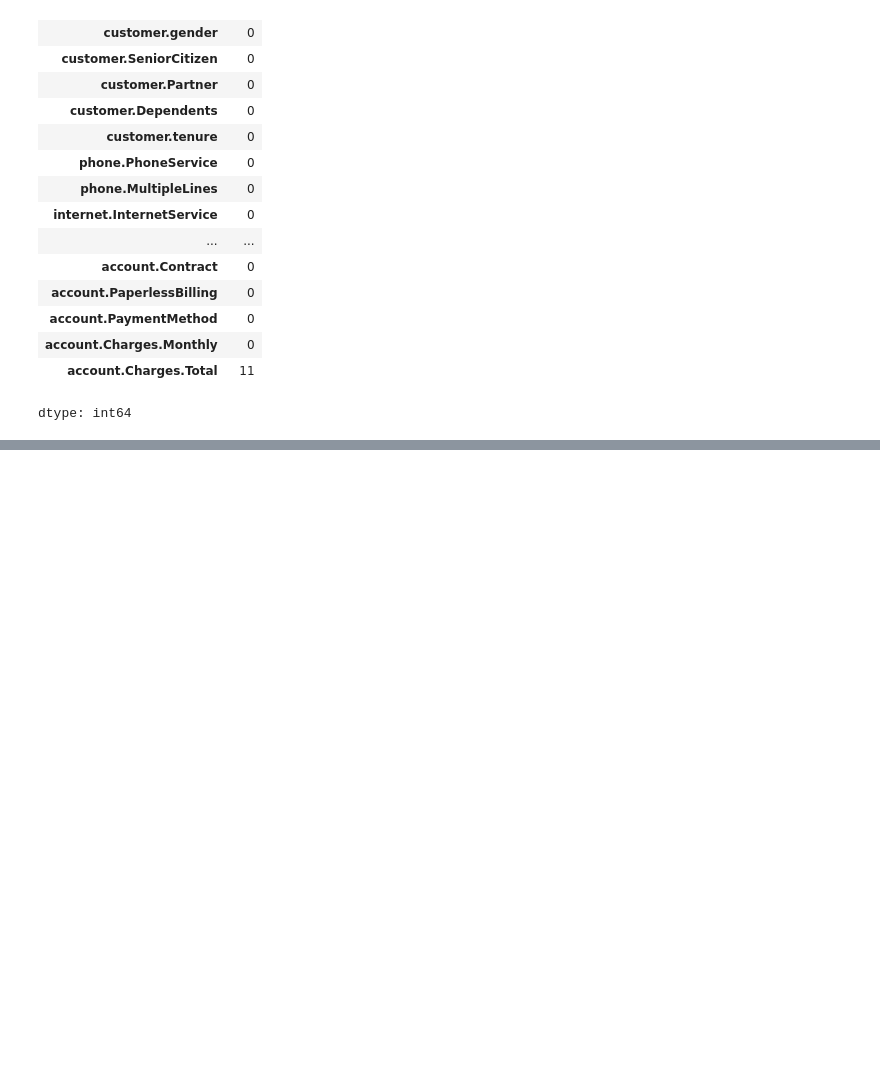
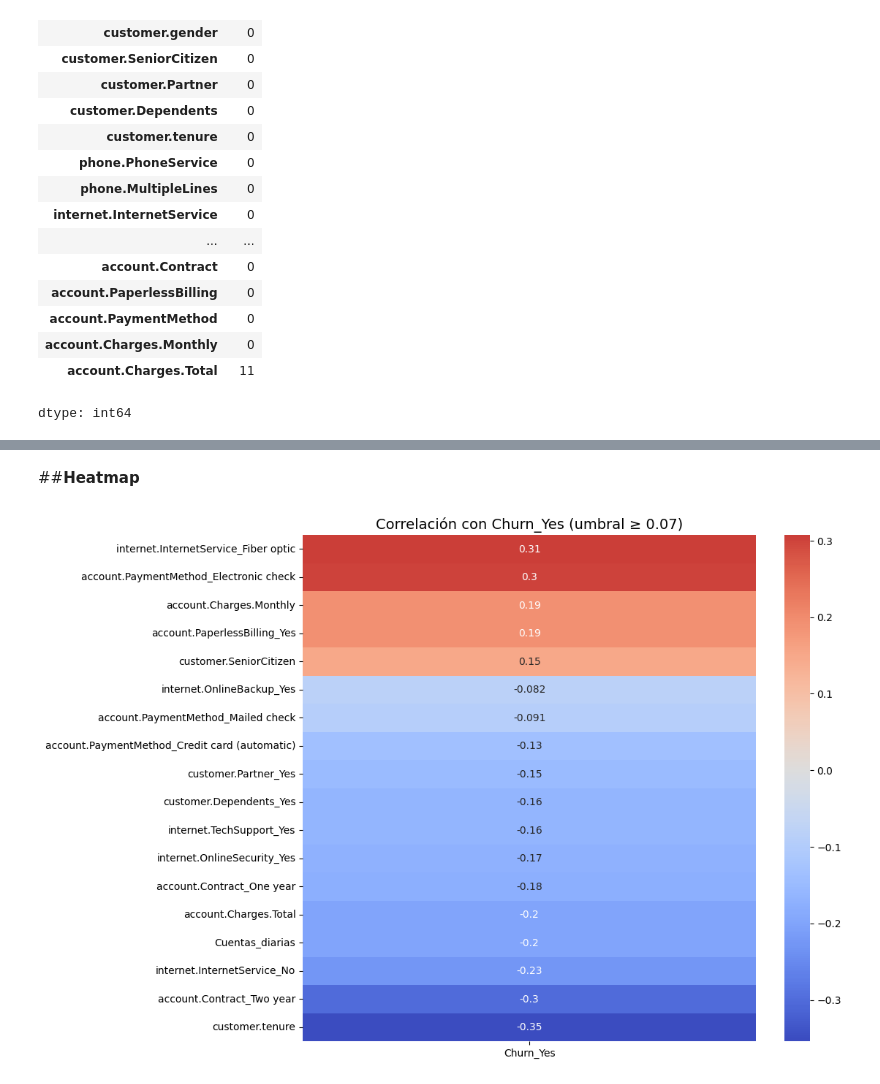
Before and after one commit to EuniceGarcia503/Challenge3_TelecomX_LATAM_parte_II, a Jupyter notebook: Challenge_TelecomX_parte_II.ipynb, the cells around one changed output, grey strips where cells are left out. Drawn from its saved outputs; the diff is of its cells as text; code cells hidden in the pictures; blank space fills up the shorter version.

Commit message:
Agrego análisis de correlación y heatmap.

```diff
--- a/Challenge_TelecomX_parte_II.ipynb
+++ b/Challenge_TelecomX_parte_II.ipynb
@@ -144,0 +173,3 @@ memory usage: 1.2+ MB
+# %%
+#Para eliminan redundancia en los datos.
+df_clean = df.copy()
@@ -144,0 +195,8 @@ memory usage: 1.2+ MB
+# %%
+col_categoricas = ['Churn', 'customer.gender',
+                   'customer.Partner', 'customer.Dependents',
+                   'phone.PhoneService', 'phone.MultipleLines', 'internet.InternetService',
+                   'internet.OnlineSecurity', 'internet.OnlineBackup',
+                   'internet.DeviceProtection', 'internet.TechSupport',
+                   'internet.StreamingTV', 'internet.StreamingMovies', 'account.Contract',
+                    'account.PaperlessBilling', 'account.PaymentMethod']
@@ -144,0 +205,3 @@ memory usage: 1.2+ MB
+# %%
+df_encoding = pd.get_dummies(df_clean, columns=col_categoricas, drop_first=True)
+df_encoding.head()
@@ -144,0 +257,4 @@ memory usage: 1.2+ MB
+# %%
+#Borran valores nulos en columnas account.Charges.Total y Cuentas_diarias
+
+df_encoding = df_encoding.dropna(subset=['account.Charges.Total', 'Cuentas_diarias'])
@@ -144,0 +294,29 @@ memory usage: 1.2+ MB
+# %% [markdown]
+##**Heatmap**
+# %%
+
+# Variable objetivo
+target_var = 'Churn_Yes'
+
+# Calcular matriz de correlación
+corr = df_encoding.corr()
+
+# Filtrar por correlación mínima con el target (0.07)
+corr_target = corr[target_var][abs(corr[target_var]) >= 0.07]
+
+# Quitar el target de la lista para no graficarlo consigo mismo
+corr_target = corr_target.drop(target_var)
+
+# Ordenar por mayor correlación
+corr_target = corr_target.sort_values(ascending=False)
+
+# Crear un dataframe filtrado solo con las variables relevantes
+corr_filtrada = corr.loc[corr_target.index]
+
+# Graficar heatmap
+plt.figure(figsize=(10, len(corr_target) * 0.5))  # alto dinámico según cantidad de variables
+sns.heatmap(corr_filtrada[[target_var]], annot=True, cmap="coolwarm", center=0)
+plt.title(f"Correlación con {target_var} (umbral ≥ 0.07)", fontsize=14)
+plt.show()
+# %% [output]
+[figure, added]
```
Also changed, not shown: parts of 17 cells of this notebook.
